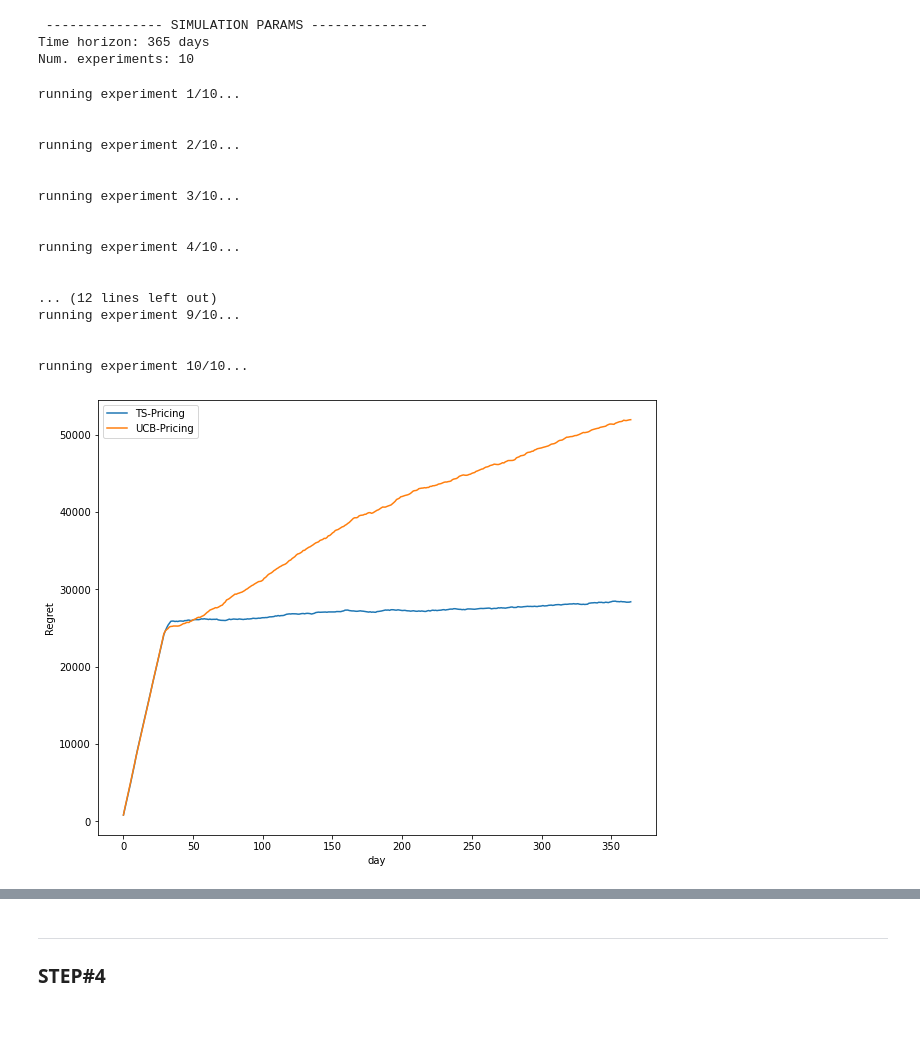
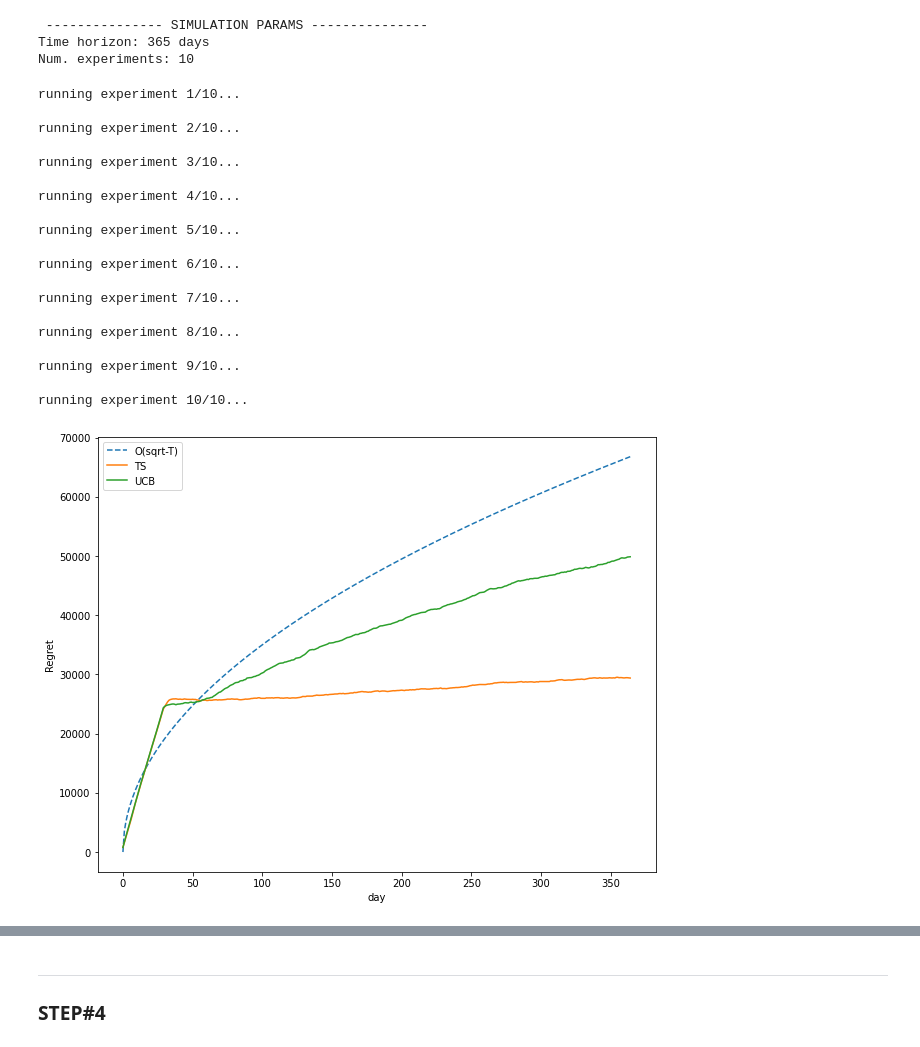
Before and after one commit to fcolombo7/DataIntelligenceApplications, a Jupyter notebook: _debug_CompleteEnv.ipynb, the cells around one changed output, grey strips where cells are left out. Cells and saved outputs as stored; diff of their text form; code cells hidden in the pictures; blank space fills up the shorter version.

```diff
--- a/_debug_CompleteEnv.ipynb
+++ b/_debug_CompleteEnv.ipynb
@@ -12,9 +19,10 @@ from environments.complete_environment import CompleteEnvironment
 from data_generators.standard_generator import StandardDataGenerator
 from learners.pricing.thompson_sampling import ThompsonSampling
 from learners.pricing.ucb import UCB
+# %%
+src = 'src/basic005.json'
 # %%
-dg = StandardDataGenerator(filename='src/basic005.json')
-features = dg.get_features()
+dg = StandardDataGenerator(filename=src)
 margins = dg.get_margins()
 # %%
 print('\n', 15 * '-', 'SIMULATION PARAMS', '-' * 15)
@@ -36,21 +44,22 @@ for learner in learners_to_test:
     rewards_per_experiment[learner.LEARNER_NAME] = []
 # %%
 for e in range(n_experiments):
-    print(f'\n\nrunning experiment {e + 1}/{n_experiments}...')
+    print(f'running experiment {e + 1}/{n_experiments}...\n')
     test_instances = []
     for learner in learners_to_test:
         test_instances.append((learner(arm_values=margins),
-                               CompleteEnvironment(src='src/basic005.json')))
+                               CompleteEnvironment(src=src)))
     for t in range(T):
         for learner, env in test_instances:
             learner.next_day()
             past_arms = env.get_selected_arms_at_day(t - 30, keep=False, filter_purchases=True)
+            _ = env.get_collected_user_features_at_day(t - 30, keep=False, filter_purchases=True) # past features not usefull here
             month_purchases = env.get_next_purchases_at_day(t, keep=False, filter_purchases=True)
             if month_purchases is not None:
                 for arm, n_purchases in zip(past_arms, month_purchases):
                     learner.update_single_future_purchase(arm, n_purchases)
             pulled_arm = learner.pull_arm()
-            daily_reward = env.day_round(pulled_arm, selected_bid=selected_bid, fixed_adv=True)
+            daily_reward, _, _ = env.day_round(pulled_arm, selected_bid=selected_bid, fixed_adv=True)
             for outcome, cost in daily_reward:
                 learner.update(pulled_arm, outcome, cost)
     for learner, _ in test_instances:
@@ -58,21 +67,23 @@ for e in range(n_experiments):
         rewards_per_experiment[learner.LEARNER_NAME].append(learner.daily_collected_rewards)
 # %% [output]
 running experiment 1/10...
-
 
 running experiment 2/10...
 
-
 running experiment 3/10...
-
 
 running experiment 4/10...
 
+running experiment 5/10...
 
-... (12 lines left out)
+running experiment 6/10...
+
+running experiment 7/10...
+
+running experiment 8/10...
+
 running experiment 9/10...
 
-
 running experiment 10/10...
 # %%
 margins = dg.get_margins()
@@ -105,21 +116,23 @@ for i, _ in enumerate(conversion_rates):
 # %%
 # Plotting the results
 plt.figure(figsize=(10,8))
 plt.ylabel("Regret")
 plt.xlabel("day")
+plt.plot(3500*np.sqrt(np.linspace(0,364,365)), '--')
 for val in rewards_per_experiment.values():
     plt.plot(np.cumsum(np.mean(aggr_opt - val, axis=0)))
+
 
 #plt.axvline(x=cg_start_from, color='r', linestyle='--')
 #for val in days_of_split.values():
 #    avg_days = np.mean(val, axis=0)
 #    for day in avg_days:
 #        plt.axvline(x=day, color='m', linestyle='--')
 
-plt.legend(rewards_per_experiment.keys())
+plt.legend(['O(sqrt-T)']+list(rewards_per_experiment.keys()))
 plt.show()
 # %% [output]
-[figure, old version]
+[figure, new version]
 # %%
 plt.figure(figsize=(10,8))
 plt.xlabel("day")
```
Also changed, not shown: parts of 7 cells of this notebook, 2 other files.
